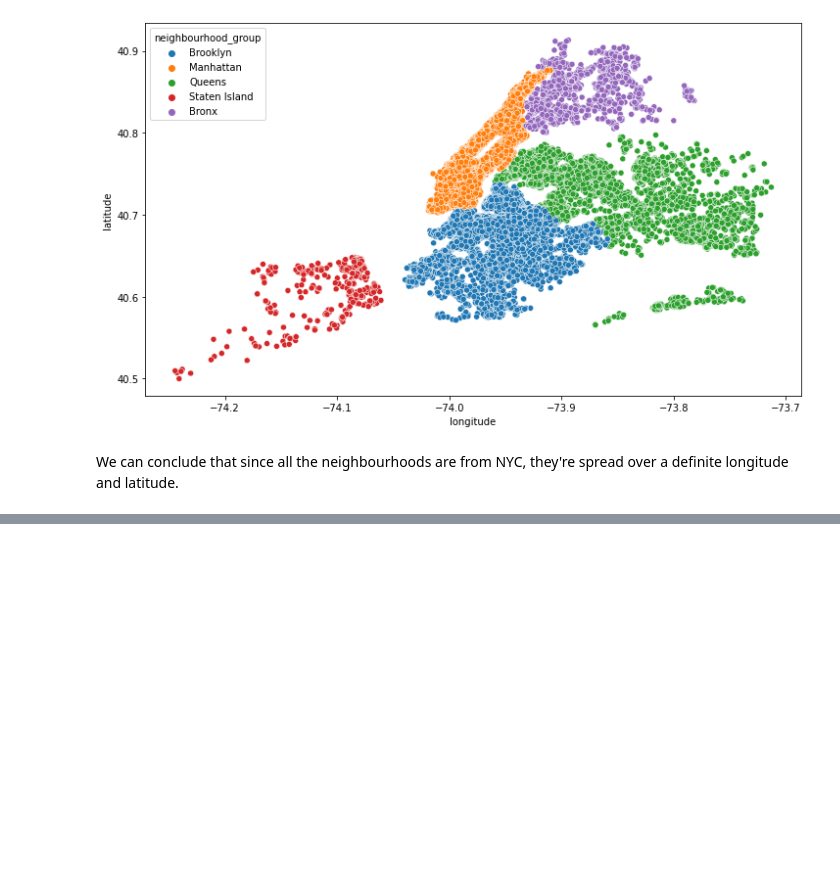
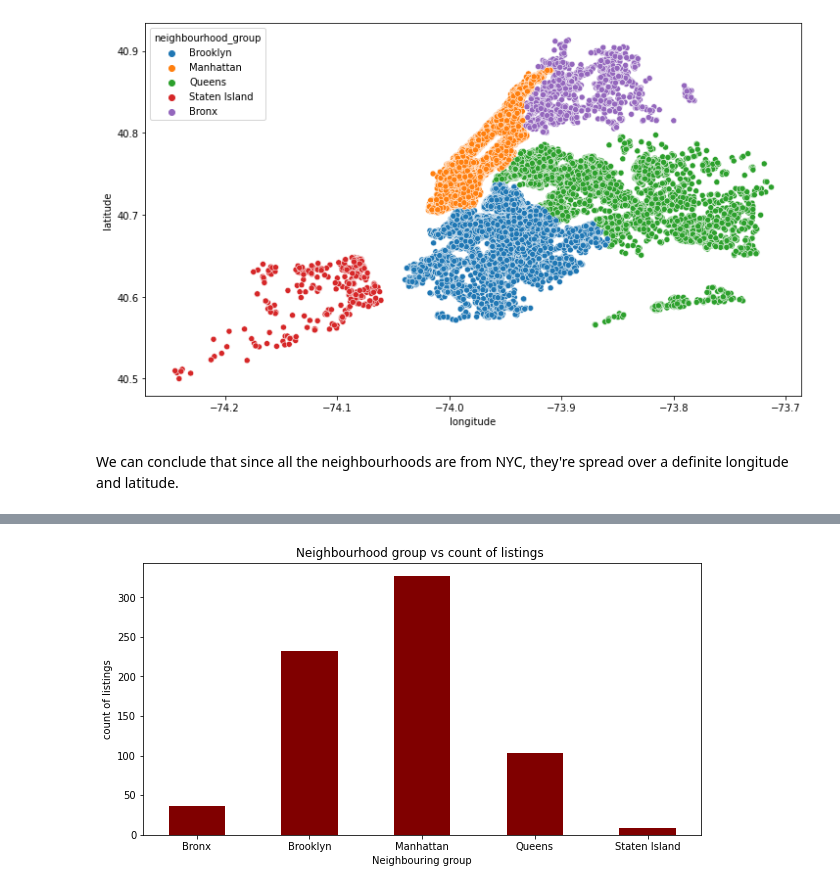
Before and after one commit to AshutoshKumarDubey/Airbnb_EDA_Capstone-Project, a Jupyter notebook: Airbnb_Bookings_Analysis_Capstone_Project_(By_Ashutosh_Kumar_Dubey).ipynb, the cells around one changed output, grey strips where cells are left out. Cells and saved outputs as stored; diff of their text form; code cells hidden in the pictures; blank space fills up the shorter version.

```diff
--- a/Airbnb_Bookings_Analysis_Capstone_Project_(By_Ashutosh_Kumar_Dubey).ipynb
+++ b/Airbnb_Bookings_Analysis_Capstone_Project_(By_Ashutosh_Kumar_Dubey).ipynb
@@ -178,0 +189,16 @@ We can conclude that since all the neighbourhoods are from NYC, they're spread o
+# %%
+neighbour_group = updated_df.groupby(['neighbourhood_group'])['calculated_host_listings_count'].max().reset_index() #it will split the neighbourhood_groups on the basis of maximum listings
+neighbouring_group = neighbour_group['neighbourhood_group']
+count_of_istings = neighbour_group['calculated_host_listings_count']
+
+#Let's do a bar plot now. It will help understand the trend better.
+fig = plt.figure(figsize = (10, 5))
+
+plt.bar(neighbouring_group, count_of_istings, color ='maroon', width = 0.5)
+
+plt.xlabel("Neighbouring group")
+plt.ylabel("count of listings")
+plt.title("Neighbourhood group vs count of listings ")
+plt.show()
+# %% [output]
+[figure, added]
```
Also changed, not shown: parts of 15 cells of this notebook.
